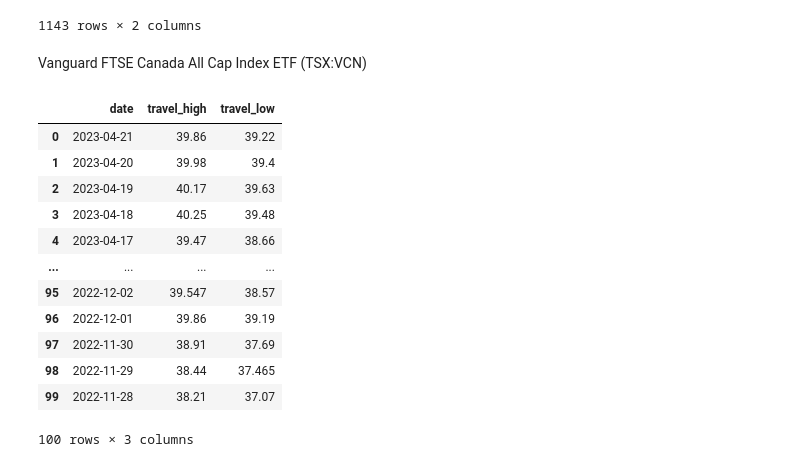
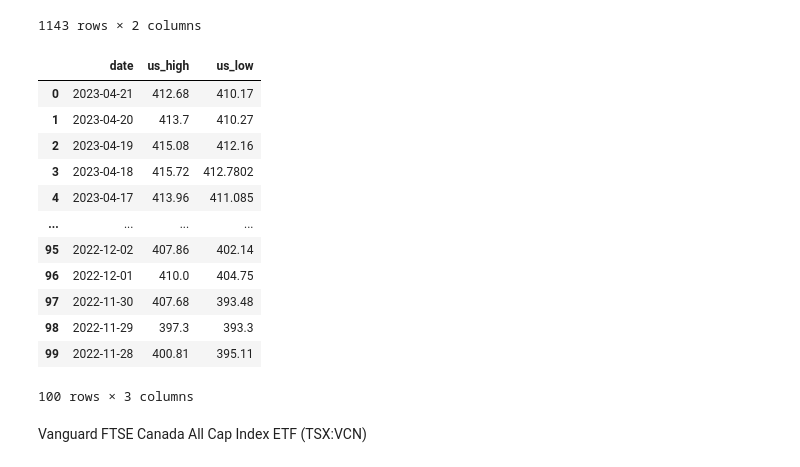
Before and after one commit to Dhvani811/Covid19Project, a Jupyter notebook: Final_Project.ipynb, the cells around one changed output. Cells and saved outputs as stored; diff of their text form; code cells hidden in the pictures.

Commit message:
All data collected. Merge remaining

```diff
--- a/Final_Project.ipynb
+++ b/Final_Project.ipynb
@@ -159,18 +159,32 @@ data = response.json()
 # Get the daily prices from the response
 daily_prices = data["Time Series (Daily)"]
 # us_stocks = pd.DataFrame(columns=['date', 'high', 'low'])
-dhl = pd.DataFrame(columns=['date', 'high', 'low'])
+us_stocks = pd.DataFrame(columns=['date', 'high', 'low'])
 
 # Loop through each day and get the daily high and low prices
 for date, values in daily_prices.items():
     daily_high = values["2. high"]
     daily_low = values["3. low"]
     new_row = {'date': date,'high': daily_high, 'low': daily_low}
-    dhl = dhl.append(new_row, ignore_index=True)
+    us_stocks = us_stocks.append(new_row, ignore_index=True)
 # %%
-dhl = dhl.rename(columns={"date": "date", "high": "us_high", "low": "us_low"})
-dhl.set_index('date')
-dhl
+us_stocks = us_stocks.rename(columns={"date": "date", "high": "us_high", "low": "us_low"})
+us_stocks.set_index('date')
+us_stocks
+# %% [output]
+|  | date | us_high | us_low |
+| 0 | 2023-04-21 | 412.68 | 410.17 |
+| 1 | 2023-04-20 | 413.7 | 410.27 |
+| 2 | 2023-04-19 | 415.08 | 412.16 |
+| 3 | 2023-04-18 | 415.72 | 412.7802 |
+| 4 | 2023-04-17 | 413.96 | 411.085 |
+| ... | ... | ... | ... |
+| 95 | 2022-12-02 | 407.86 | 402.14 |
+| 96 | 2022-12-01 | 410.0 | 404.75 |
+| 97 | 2022-11-30 | 407.68 | 393.48 |
+| 98 | 2022-11-29 | 397.3 | 393.3 |
+| 99 | 2022-11-28 | 400.81 | 395.11 |
+100 rows × 3 columns
 # %% [markdown]
 Vanguard FTSE Canada All Cap Index ETF (TSX:VCN)
 # %%
@@ -196,16 +208,0 @@ dhl
-# %%
-dhl
-# %% [output]
-|  | date | travel_high | travel_low |
-| 0 | 2023-04-21 | 39.86 | 39.22 |
-| 1 | 2023-04-20 | 39.98 | 39.4 |
-| 2 | 2023-04-19 | 40.17 | 39.63 |
-| 3 | 2023-04-18 | 40.25 | 39.48 |
-| 4 | 2023-04-17 | 39.47 | 38.66 |
-| ... | ... | ... | ... |
-| 95 | 2022-12-02 | 39.547 | 38.57 |
-| 96 | 2022-12-01 | 39.86 | 39.19 |
-| 97 | 2022-11-30 | 38.91 | 37.69 |
-| 98 | 2022-11-29 | 38.44 | 37.465 |
-| 99 | 2022-11-28 | 38.21 | 37.07 |
-100 rows × 3 columns
```
Also changed, not shown: parts of 11 cells of this notebook.
